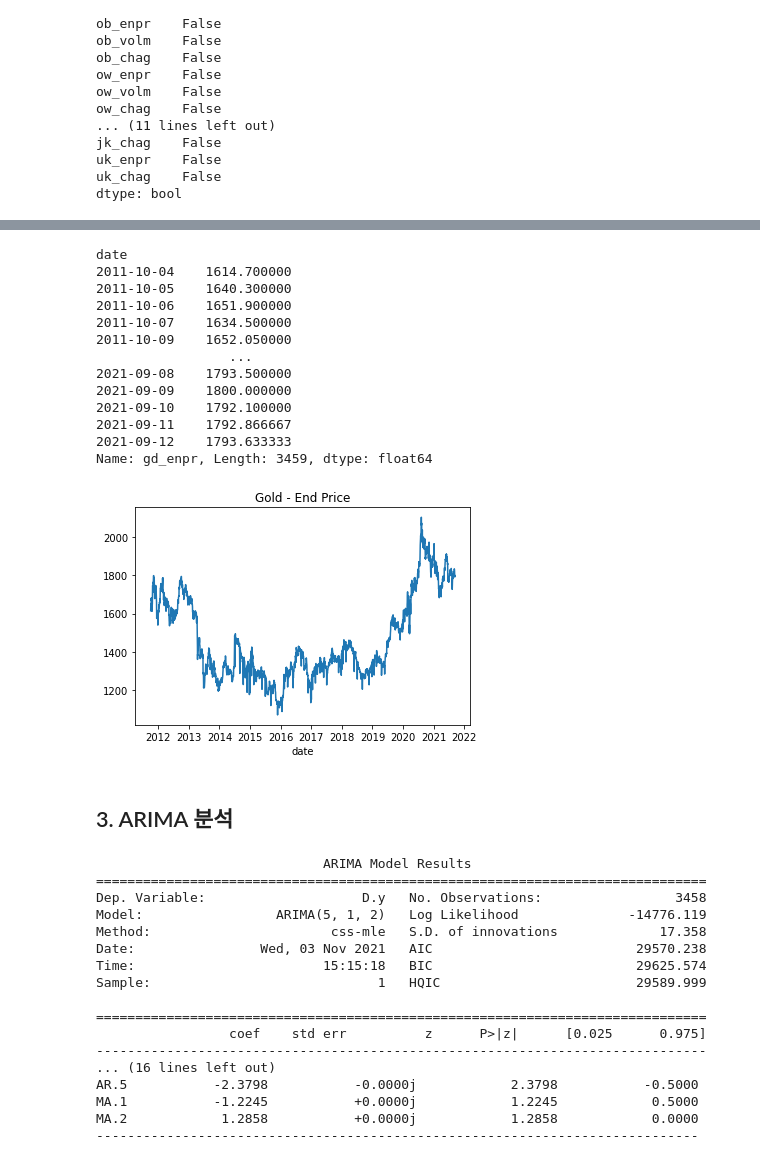
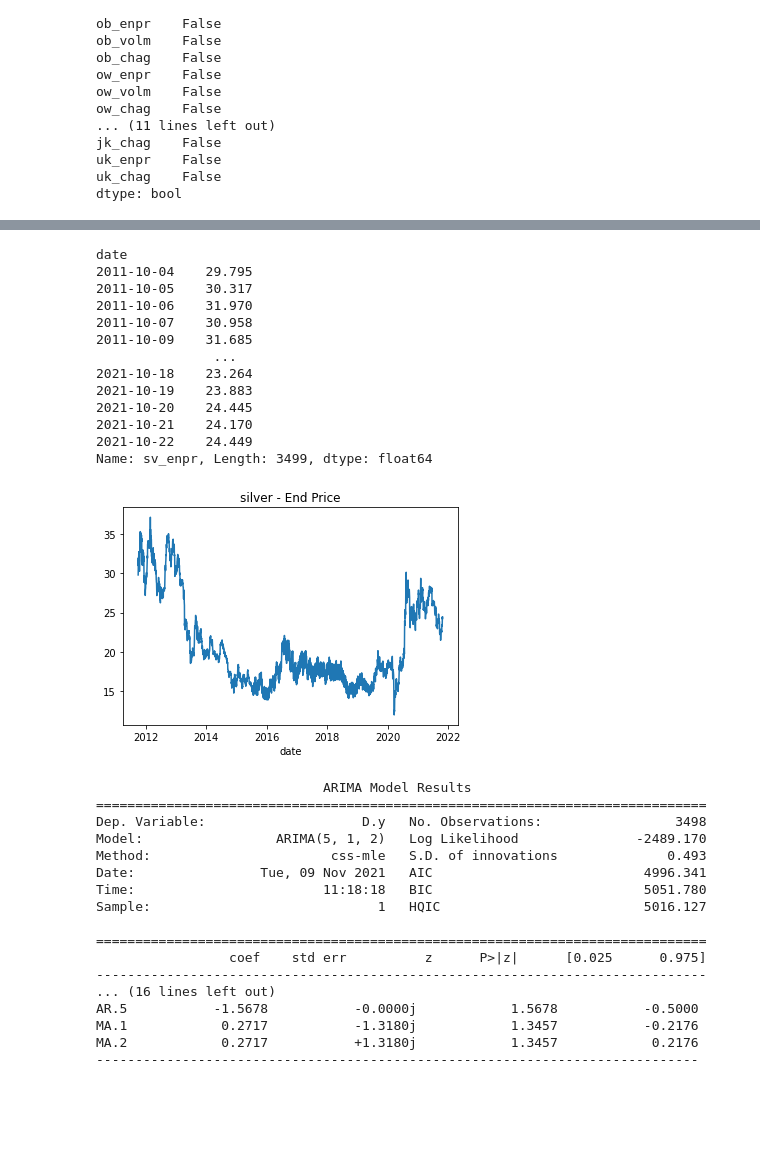
Before and after one commit to sumu97/Data-Science-Cheat-Code, a Jupyter notebook: Kospi_Market_Analysis_sumu97.ipynb, the cells around one changed output, grey strips where cells are left out. Saved outputs shown, nothing was run; the diff lists cells and outputs as text; code cells hidden in the pictures; blank space fills up the shorter version.

```diff
--- a/Kospi_Market_Analysis_sumu97.ipynb
+++ b/Kospi_Market_Analysis_sumu97.ipynb
@@ -158,2 +163,2 @@ df.columns[0]
 # %%
-df_enpr = df[df.columns[0]]
+df_enpr = df['sv_enpr']
@@ -167,31 +204,29 @@ plt.show()
 # %%
-step = 50 # 테스트 데이터 분리 할 일자 수
+step = 10 # 테스트 데이터 분리 할 일자 수
 test_df = df_enpr.drop(df_enpr.index[-1 * step :-1])
 test_df = test_df.drop(test_df.index[-1])
 test_df
 # %% [output]
 date
-2011-10-04    1614.700000
-2011-10-05    1640.300000
-2011-10-06    1651.900000
-2011-10-07    1634.500000
-2011-10-09    1652.050000
-                 ...
-2021-09-08    1793.500000
-2021-09-09    1800.000000
-2021-09-10    1792.100000
-2021-09-11    1792.866667
-2021-09-12    1793.633333
-Name: gd_enpr, Length: 3459, dtype: float64
+2011-10-04    29.795
+2011-10-05    30.317
+2011-10-06    31.970
+2011-10-07    30.958
+2011-10-09    31.685
+               ...
+2021-10-18    23.264
+2021-10-19    23.883
+2021-10-20    24.445
+2021-10-21    24.170
+2021-10-22    24.449
+Name: sv_enpr, Length: 3499, dtype: float64
 # %%
 import matplotlib.pyplot as plt
 test_df.plot()
-plt.title('Gold - End Price')
+plt.title('silver - End Price')
 plt.show()
 # %% [output]
-[figure, old version]
+[figure, new version]
-# %% [markdown]
-## 3. ARIMA 분석
 # %%
 from statsmodels.tsa.arima_model import ARIMA
 import statsmodels.api as sm
@@ -199,27 +234,26 @@ import statsmodels.api as sm
 model = ARIMA(test_df.values, order = (5,1,2))
 # AR = 3, 차분 = 1, MA = 2 파라미터로 ARIMA 모델을 학습한다.
 # %%
-
 # ARIMA 모델 학습
 model_fit = model.fit(trend = 'c', full_output = True, disp = True)
 print(model_fit.summary())
 # %% [output]
                              ARIMA Model Results
 ==============================================================================
-Dep. Variable:                    D.y   No. Observations:                 3458
-Model:                 ARIMA(5, 1, 2)   Log Likelihood              -14776.119
-Method:                       css-mle   S.D. of innovations             17.358
-Date:                Wed, 03 Nov 2021   AIC                          29570.238
-Time:                        15:15:18   BIC                          29625.574
-Sample:                             1   HQIC                         29589.999
+Dep. Variable:                    D.y   No. Observations:                 3498
+Model:                 ARIMA(5, 1, 2)   Log Likelihood               -2489.170
+Method:                       css-mle   S.D. of innovations              0.493
+Date:                Tue, 09 Nov 2021   AIC                           4996.341
+Time:                        11:18:18   BIC                           5051.780
+Sample:                             1   HQIC                          5016.127
 
 ==============================================================================
                  coef    std err          z      P>|z|      [0.025      0.975]
 ------------------------------------------------------------------------------
 ... (16 lines left out)
-AR.5           -2.3798           -0.0000j            2.3798           -0.5000
-MA.1           -1.2245           +0.0000j            1.2245            0.5000
-MA.2            1.2858           +0.0000j            1.2858            0.0000
+AR.5           -1.5678           -0.0000j            1.5678           -0.5000
+MA.1            0.2717           -1.3180j            1.3457           -0.2176
+MA.2            0.2717           +1.3180j            1.3457            0.2176
 -----------------------------------------------------------------------------
 # %%
 # 학습 데이터에 대한 예측 결과
```
Also changed, not shown: parts of 32 cells of this notebook.
